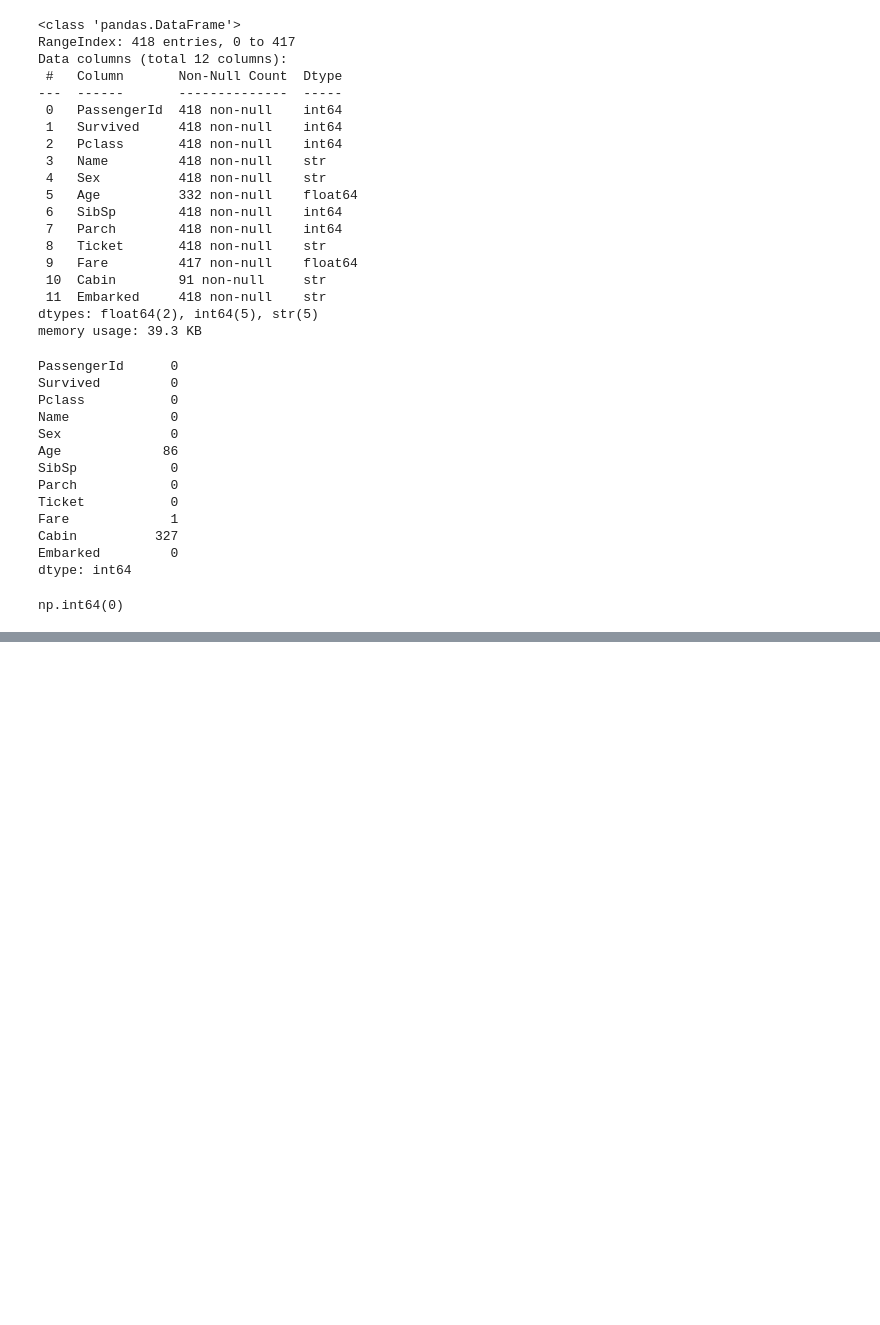
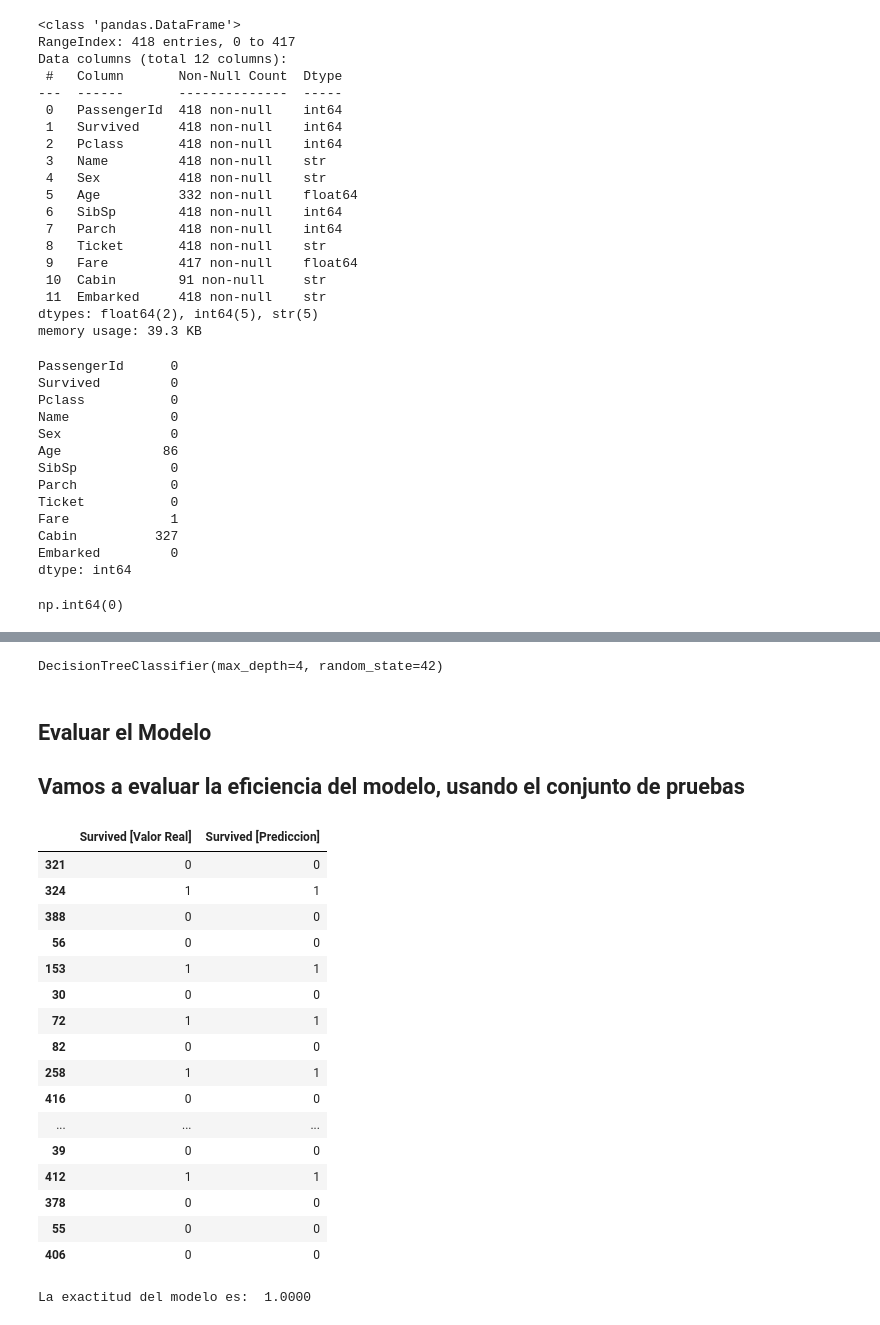
Before and after one commit to Uriel-Montufa/Fundamentos-de-IA, a Jupyter notebook: Laboratorios/Lab14.ipynb, the cells around one changed output, grey strips where cells are left out. Saved outputs shown, nothing was run; the diff lists cells and outputs as text; code cells hidden in the pictures; blank space fills up the shorter version.

```diff
--- a/Laboratorios/Lab14.ipynb
+++ b/Laboratorios/Lab14.ipynb
@@ -115,0 +275,6 @@ plt.figure (figsize=(8,5))
+# %%
+# Escalamos las variables numericas
+#Dataset de entrenamiento
+X_train[columnas_numericas] = scaler.fit_transform(X_train[columnas_numericas])
+#Dataset de prueba
+X_test[columnas_numericas] = scaler.transform(X_test[columnas_numericas])
@@ -115,0 +303,8 @@ plt.figure (figsize=(8,5))
+# %%
+#Entrenamos el modelo
+modelo.fit(X_train, y_train)
+# %% [output]
+DecisionTreeClassifier(max_depth=4, random_state=42)
+# %% [markdown]
+## Evaluar el Modelo
+## Vamos a evaluar la eficiencia del modelo, usando el conjunto de pruebas
@@ -115,0 +318,25 @@ plt.figure (figsize=(8,5))
+# %%
+pd.DataFrame(
+    {
+        "Survived [Valor Real]": y_test,
+        "Survived [Prediccion]": predicccion
+    }
+).head(20)
+# %% [output]
+|  | Survived [Valor Real] | Survived [Prediccion] |
+| 321 | 0 | 0 |
+| 324 | 1 | 1 |
+| 388 | 0 | 0 |
+| 56 | 0 | 0 |
+| 153 | 1 | 1 |
+| 30 | 0 | 0 |
+| 72 | 1 | 1 |
+| 82 | 0 | 0 |
+| 258 | 1 | 1 |
+| 416 | 0 | 0 |
+| ... | ... | ... |
+| 39 | 0 | 0 |
+| 412 | 1 | 1 |
+| 378 | 0 | 0 |
+| 55 | 0 | 0 |
+| 406 | 0 | 0 |
@@ -115,0 +345,4 @@ plt.figure (figsize=(8,5))
+# %%
+print(f"La exactitud del modelo es: {exactitud: .4f}")
+# %% [output]
+La exactitud del modelo es:  1.0000
```
Also changed, not shown: parts of 44 cells of this notebook, 1 other file.
